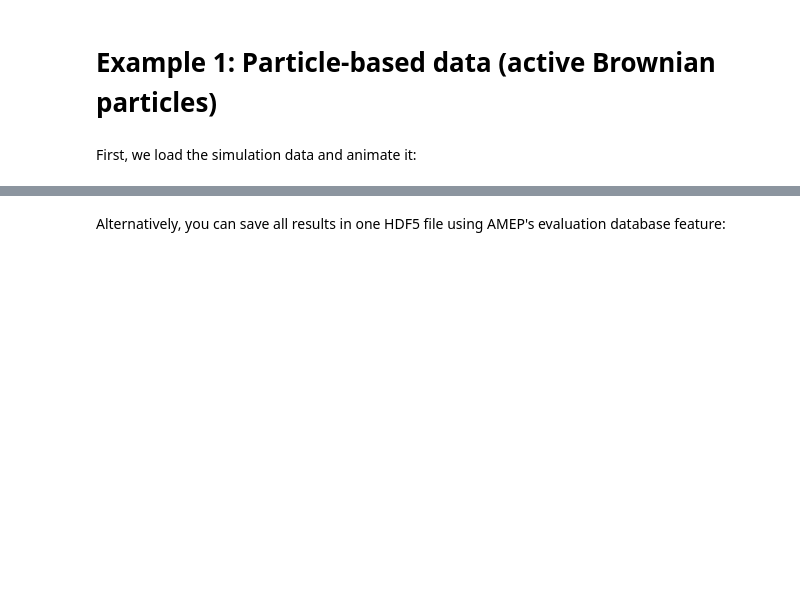
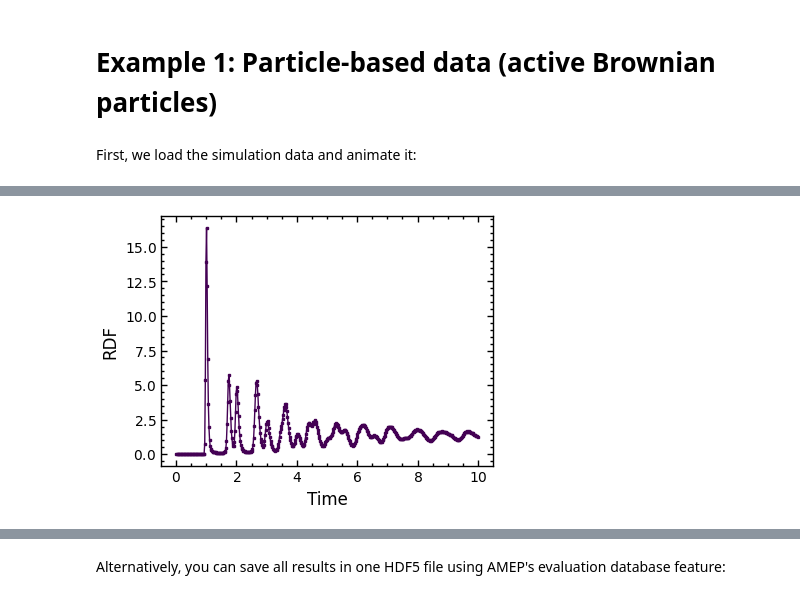
Before and after one commit to amepproject/amep, a Jupyter notebook: examples/amep-examples.ipynb, the cells around one changed output, grey strips where cells are left out. Drawn from its saved outputs; the diff is of its cells as text; code cells hidden in the pictures; blank space fills up the shorter version.

```diff
--- a/examples/amep-examples.ipynb
+++ b/examples/amep-examples.ipynb
@@ -41,7 +149,24 @@ oacf = amep.evaluate.OACF(traj)
 # %%
 # calculate the radial distribution function averaged over 10 frames
-# (here we skip the first 80 % of the trajectory and do the calculation
-# in parallel with 4 jobs)
+# here we skip the first 80 % of the trajectory
+# and do the calculation in parallel with 4 jobs to save some time
 rdf = amep.evaluate.RDF(
-    traj, nav = 10, skip = 0.8, njobs = 4
+    traj, nav = 10, skip = 0.8,
+    rmax = 10, # maximum distance
+    njobs = 4
 )
+# %%
+# create a figure object
+fig, axs = amep.plot.new()
+
+# plot the RDF
+axs.plot(
+    rdf.r, # we want the radial distance `r` instead of the time here
+    rdf.avg, # and we access the averaged (`.avg`) result
+)
+axs.set_xlabel("Time")
+axs.set_ylabel("RDF")
+
+fig.savefig("./particles-rdf-example.png")
+# %% [output]
+[figure, added]
```
Also changed, not shown: parts of 53 cells of this notebook, 1 other file.
